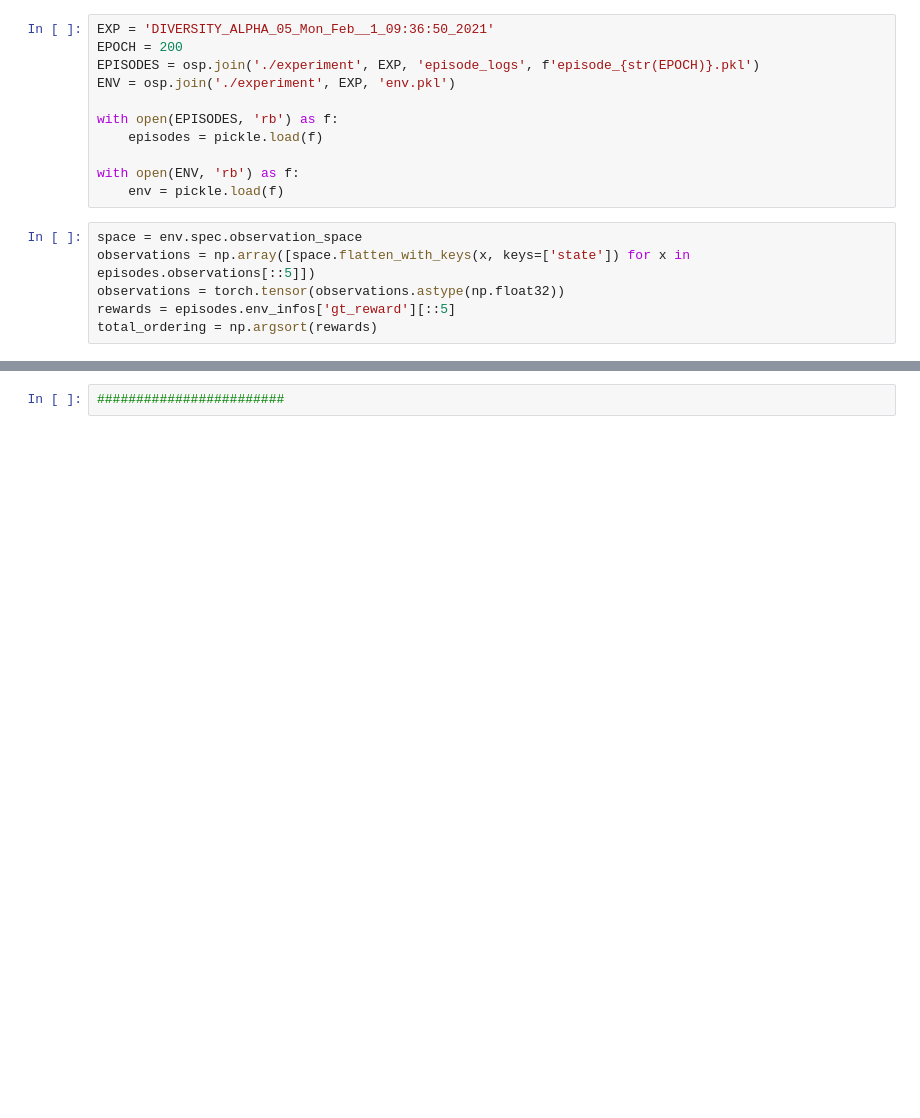
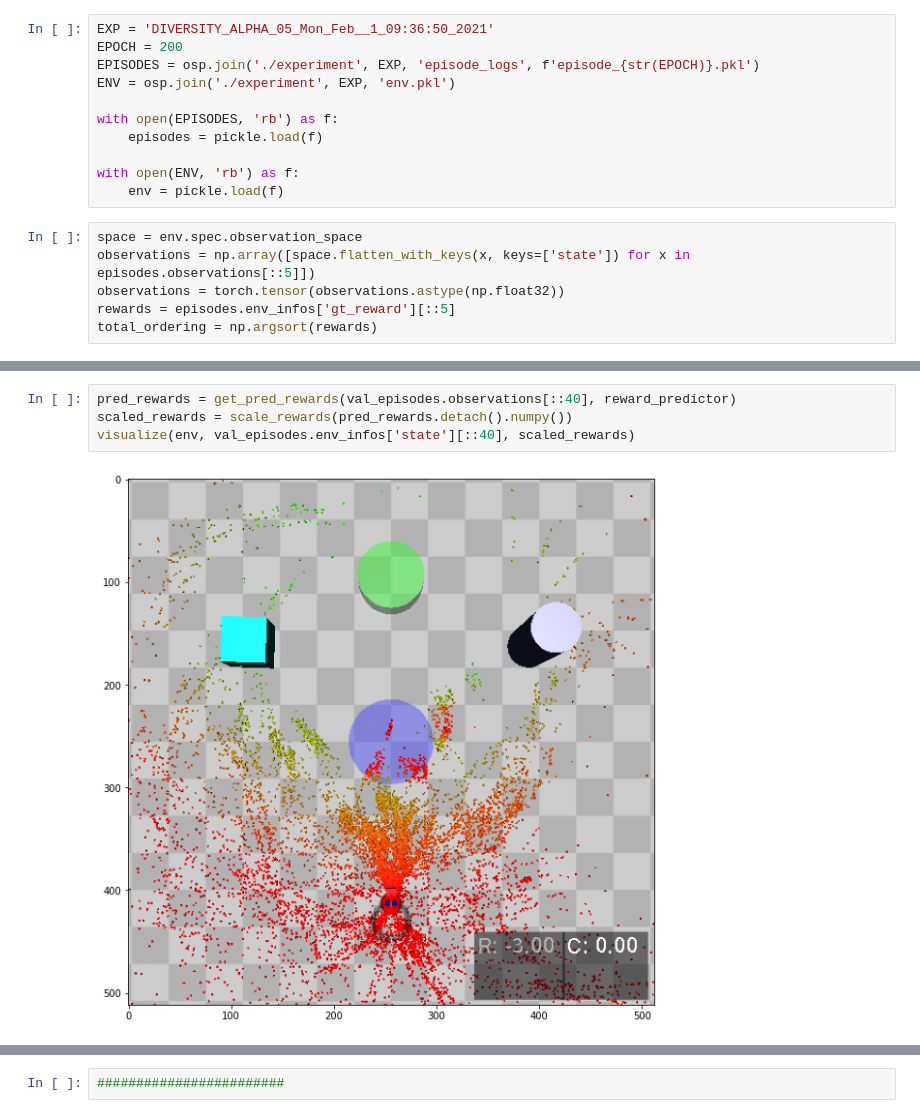
Before and after one commit to jamesborg46/robust_rewards_from_preferences, a Jupyter notebook: notebooks/AnalysingRewardPredictions.ipynb, the cells around one changed output, grey strips where cells are left out. Drawn from its saved outputs; the diff is of its cells as text; blank space fills up the shorter version.

```diff
--- a/notebooks/AnalysingRewardPredictions.ipynb
+++ b/notebooks/AnalysingRewardPredictions.ipynb
@@ -177,0 +268,6 @@ total_ordering = np.argsort(rewards)
+# %%
+pred_rewards = get_pred_rewards(val_episodes.observations[::40], reward_predictor)
+scaled_rewards = scale_rewards(pred_rewards.detach().numpy())
+visualize(env, val_episodes.env_infos['state'][::40], scaled_rewards)
+# %% [output]
+[figure, added]
```
Also changed, not shown: parts of 16 cells of this notebook, 2 other files.
